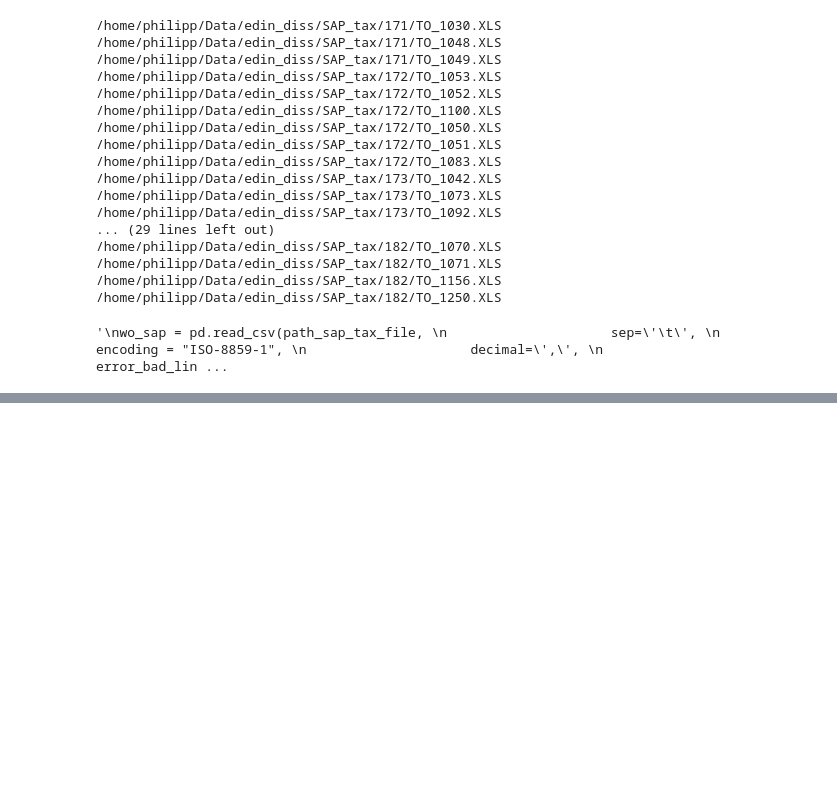
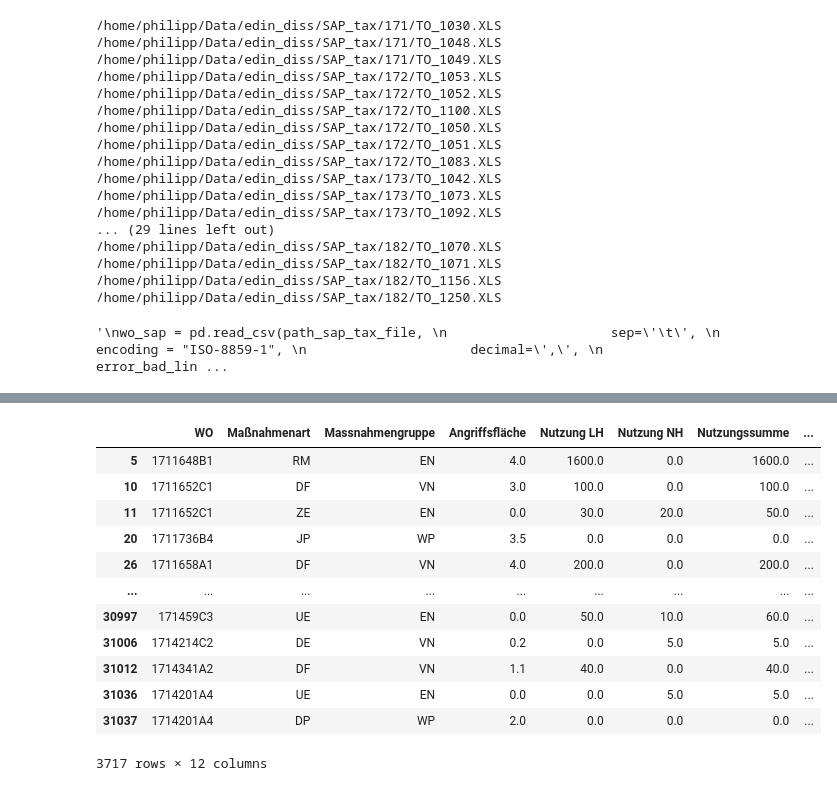
Before and after one commit to satlawa/edin_diss_geo, a Jupyter notebook: new/create_GIS_ground_truth_(vector).ipynb, the cells around one changed output, grey strips where cells are left out. Cells and saved outputs as stored; diff of their text form; code cells hidden in the pictures; blank space fills up the shorter version.

```diff
--- a/new/create_GIS_ground_truth_(vector).ipynb
+++ b/new/create_GIS_ground_truth_(vector).ipynb
@@ -109,0 +160,20 @@ wo_sap = pd.read_csv(path_sap_tax_file,
+# %%
+# wood cuts
+
+# filter data
+wo_sap_ma = wo_sap.loc[wo_sap['Nutzungsnummer'] > 0, ['WO', 'Maßnahmenart', 'Massnahmengruppe', 'Angriffsfläche', 'Nutzung LH', 'Nutzung NH', 'Nutzungssumme', 'Nutzdringlichkeit', 'Bewpfl.', 'Zeitpunkt', 'Rückungsart', 'Schlägerungsart']]
+wo_sap_ma
+# %% [output]
+|  | WO | Maßnahmenart | Massnahmengruppe | Angriffsfläche | Nutzung LH | Nutzung NH | Nutzungssumme | ... |
+| 5 | 1711648B1 | RM | EN | 4.0 | 1600.0 | 0.0 | 1600.0 | ... |
+| 10 | 1711652C1 | DF | VN | 3.0 | 100.0 | 0.0 | 100.0 | ... |
+| 11 | 1711652C1 | ZE | EN | 0.0 | 30.0 | 20.0 | 50.0 | ... |
+| 20 | 1711736B4 | JP | WP | 3.5 | 0.0 | 0.0 | 0.0 | ... |
+| 26 | 1711658A1 | DF | VN | 4.0 | 200.0 | 0.0 | 200.0 | ... |
+| ... | ... | ... | ... | ... | ... | ... | ... | ... |
+| 30997 | 171459C3 | UE | EN | 0.0 | 50.0 | 10.0 | 60.0 | ... |
+| 31006 | 1714214C2 | DE | VN | 0.2 | 0.0 | 5.0 | 5.0 | ... |
+| 31012 | 1714341A2 | DF | VN | 1.1 | 40.0 | 0.0 | 40.0 | ... |
+| 31036 | 1714201A4 | UE | EN | 0.0 | 0.0 | 5.0 | 5.0 | ... |
+| 31037 | 1714201A4 | DP | WP | 2.0 | 0.0 | 0.0 | 0.0 | ... |
+3717 rows × 12 columns
```
Also changed, not shown: parts of 7 cells of this notebook.
